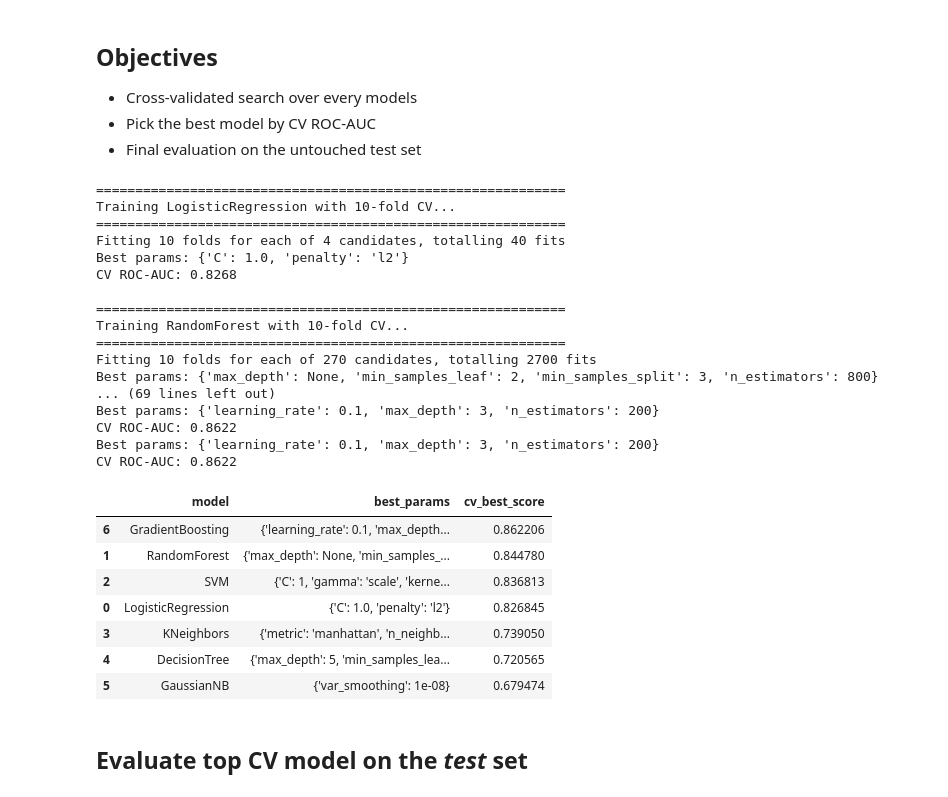
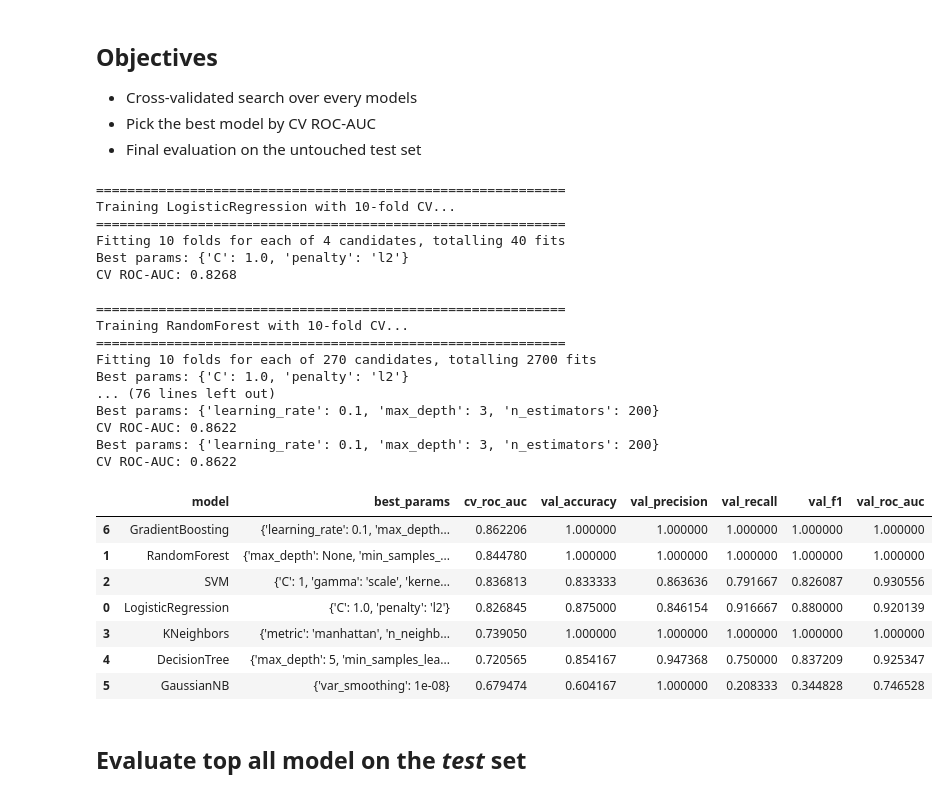
Before and after one commit to GitLars0/Dat-540-Prosjekt, a Jupyter notebook: notebooks/04_model_selection_tuning.ipynb, the cells around one changed output. Cells and saved outputs as stored; diff of their text form; code cells hidden in the pictures.

```diff
--- a/notebooks/04_model_selection_tuning.ipynb
+++ b/notebooks/04_model_selection_tuning.ipynb
@@ -24,7 +24,7 @@ from sklearn.preprocessing import StandardScaler
 from sklearn.linear_model import LogisticRegression
 from sklearn.ensemble import RandomForestClassifier, GradientBoostingClassifier, AdaBoostClassifier
 from sklearn.svm import SVC
-from sklearn.metrics import roc_auc_score, classification_report, confusion_matrix, roc_curve
+from sklearn.metrics import roc_auc_score, classification_report, confusion_matrix, roc_curve, accuracy_score, precision_score, recall_score, f1_score
 from sklearn.naive_bayes import GaussianNB
 from sklearn.neighbors import KNeighborsClassifier
 from sklearn.tree import DecisionTreeClassifier
@@ -118,45 +118,54 @@ for name, est, params in grid_configs:
         cv=cv, n_jobs=-1, verbose=1, refit=True
     )
     grid.fit(X_tr, y_tr)
     best_models[name] = grid.best_estimator_
 
+    # Calculate all metrics on validation set
+    y_pred_val = grid.best_estimator_.predict(X_valid)
+    y_prob_val = grid.best_estimator_.predict_proba(X_valid)[:, 1] if hasattr(grid.best_estimator_, 'predict_proba') else None
+
     print(f"Best params: {grid.best_params_}")
     print(f"CV ROC-AUC: {grid.best_score_:.4f}")
 
     cv_results.append({
         "model": name,
         "best_params": grid.best_params_,
-        "cv_best_score": grid.best_score_
+        "cv_roc_auc": grid.best_score_,
+        "val_accuracy": accuracy_score(y_valid, y_pred_val),
+        "val_precision": precision_score(y_valid, y_pred_val),
+        "val_recall": recall_score(y_valid, y_pred_val),
+        "val_f1": f1_score(y_valid, y_pred_val),
+        "val_roc_auc": roc_auc_score(y_valid, y_prob_val) if y_prob_val is not None else None
     })
 
-cv_df = pd.DataFrame(cv_results).sort_values("cv_best_score", ascending=False)
+cv_df = pd.DataFrame(cv_results).sort_values("cv_roc_auc", ascending=False)
 cv_df
 # %% [output]
 ============================================================
 Training LogisticRegression with 10-fold CV...
 ============================================================
 Fitting 10 folds for each of 4 candidates, totalling 40 fits
 Best params: {'C': 1.0, 'penalty': 'l2'}
 CV ROC-AUC: 0.8268
 
 ============================================================
 Training RandomForest with 10-fold CV...
 ============================================================
 Fitting 10 folds for each of 270 candidates, totalling 2700 fits
-Best params: {'max_depth': None, 'min_samples_leaf': 2, 'min_samples_split': 3, 'n_estimators': 800}
-... (69 lines left out)
+Best params: {'C': 1.0, 'penalty': 'l2'}
+... (76 lines left out)
 Best params: {'learning_rate': 0.1, 'max_depth': 3, 'n_estimators': 200}
 CV ROC-AUC: 0.8622
 Best params: {'learning_rate': 0.1, 'max_depth': 3, 'n_estimators': 200}
 CV ROC-AUC: 0.8622
-|  | model | best_params | cv_best_score |
-| 6 | GradientBoosting | {'learning_rate': 0.1, 'max_depth... | 0.862206 |
-| 1 | RandomForest | {'max_depth': None, 'min_samples_... | 0.844780 |
-| 2 | SVM | {'C': 1, 'gamma': 'scale', 'kerne... | 0.836813 |
-| 0 | LogisticRegression | {'C': 1.0, 'penalty': 'l2'} | 0.826845 |
-| 3 | KNeighbors | {'metric': 'manhattan', 'n_neighb... | 0.739050 |
-| 4 | DecisionTree | {'max_depth': 5, 'min_samples_lea... | 0.720565 |
-| 5 | GaussianNB | {'var_smoothing': 1e-08} | 0.679474 |
+|  | model | best_params | cv_roc_auc | val_accuracy | val_precision | val_recall | val_f1 | val_roc_auc |
+| 6 | GradientBoosting | {'learning_rate': 0.1, 'max_depth... | 0.862206 | 1.000000 | 1.000000 | 1.000000 | 1.000000 | 1.000000 |
+| 1 | RandomForest | {'max_depth': None, 'min_samples_... | 0.844780 | 1.000000 | 1.000000 | 1.000000 | 1.000000 | 1.000000 |
+| 2 | SVM | {'C': 1, 'gamma': 'scale', 'kerne... | 0.836813 | 0.833333 | 0.863636 | 0.791667 | 0.826087 | 0.930556 |
+| 0 | LogisticRegression | {'C': 1.0, 'penalty': 'l2'} | 0.826845 | 0.875000 | 0.846154 | 0.916667 | 0.880000 | 0.920139 |
+| 3 | KNeighbors | {'metric': 'manhattan', 'n_neighb... | 0.739050 | 1.000000 | 1.000000 | 1.000000 | 1.000000 | 1.000000 |
+| 4 | DecisionTree | {'max_depth': 5, 'min_samples_lea... | 0.720565 | 0.854167 | 0.947368 | 0.750000 | 0.837209 | 0.925347 |
+| 5 | GaussianNB | {'var_smoothing': 1e-08} | 0.679474 | 0.604167 | 1.000000 | 0.208333 | 0.344828 | 0.746528 |
 # %% [markdown]
-## Evaluate top CV model on the *test* set
+## Evaluate top all model on the *test* set
 # %%
```
Also changed, not shown: parts of 4 cells of this notebook, 3 other files.
